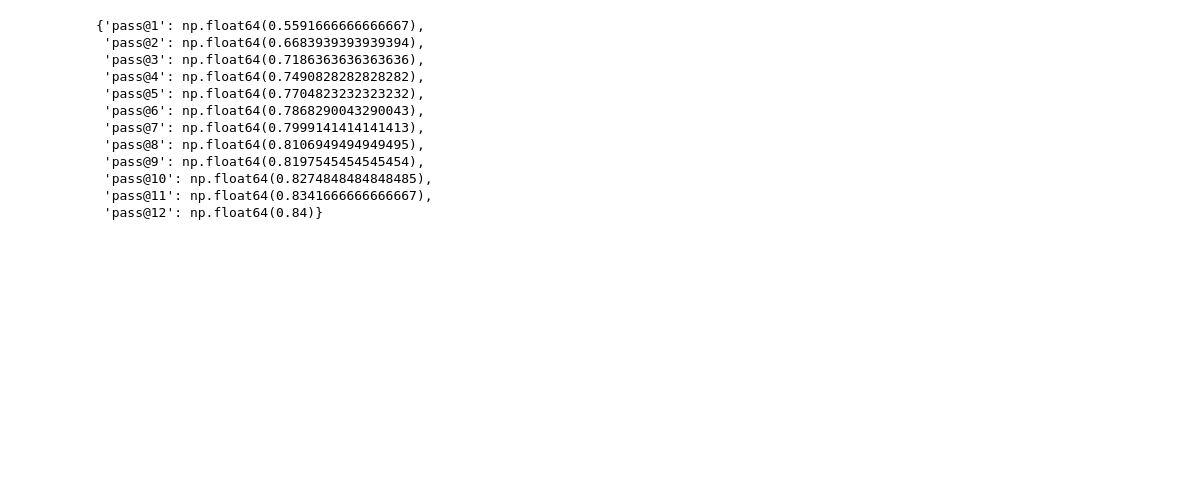
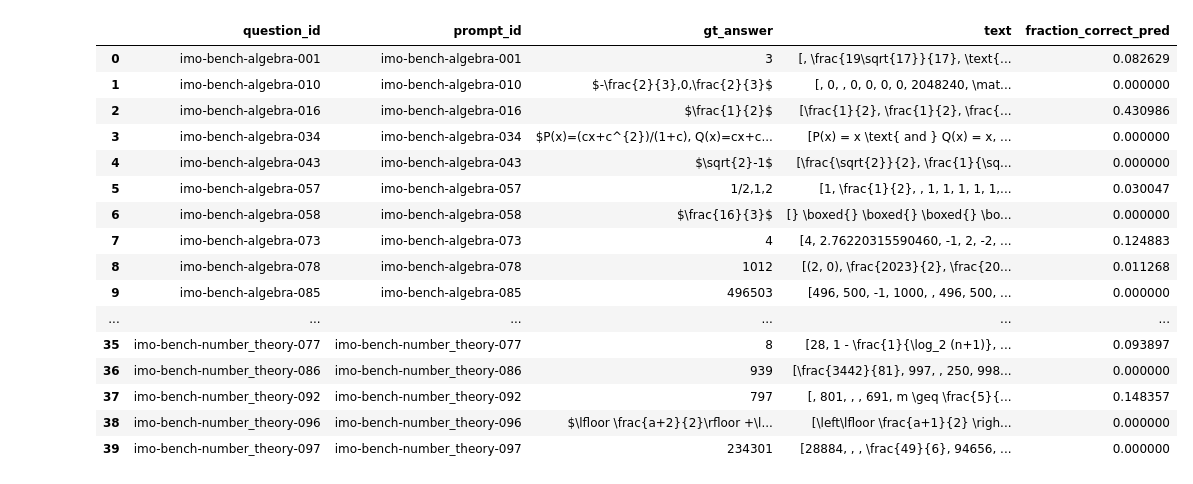
Before and after one commit to NNHieu/VREvals, a Jupyter notebook: notebooks/DiversityMeasure.ipynb, the cells around one changed output. Saved outputs shown, nothing was run; the diff lists cells and outputs as text; code cells hidden in the pictures; blank space fills up the shorter version.

```diff
--- a/notebooks/DiversityMeasure.ipynb
+++ b/notebooks/DiversityMeasure.ipynb
@@ -145,30 +206,11 @@ generation_df
 # %%
-grouped_df = generation_df.groupby(['question_id', 'prompt_id'])
+grouped_df = generation_df.groupby(['question_id', 'prompt_id', 'gt_answer'])
 
-valid_grouped = grouped_df.is_valid.apply(list).reset_index(name='valids')
-valid_grouped['num_samples'] = valid_grouped.valids.apply(len)
-valid_grouped['num_math_equal'] = valid_grouped.valids.apply(sum)
-
-min_num_samples = valid_grouped['num_samples'].min()
-k_list = range(1, 100)
-detail_pass_at_k = {
-    f"pass@{k}": estimate_pass_at_k(valid_grouped['num_samples'].values,
-                                    valid_grouped['num_math_equal'].values, k)
-    for k in k_list
-    if (min_num_samples >= k).all()
-}
-pass_at_k = {k: detail_pass_at_k[k].mean() for k in detail_pass_at_k}
-pass_at_k
+# responses = grouped_df.response.apply(list).reset_index(name='text')
+pred_answers = grouped_df.pred_answer.apply(list).reset_index(name='text')
+# Count the number of unique values in pred_answers for each question
+# pred_answers['text'] = pred_answers['text'].apply(lambda x: list(filter(lambda i: i != '', x)))
+# pred_answers['num_valid_samples'] = pred_answers['text'].apply(len)
+# pred_answers['num_unique_answers'] = pred_answers['text'].apply(lambda x: len(set(x)))
+# pred_answers['fraction_unique_pred_answers'] = pred_answers['text'].apply(lambda x: len(set(x)) / len(x) if len(x) > 0 else 0)
+pred_answers['fraction_correct_pred'] = grouped_df.is_correct.apply(lambda x: sum(x) / len(x)).values
-# %% [output]
-{'pass@1': np.float64(0.5591666666666667),
- 'pass@2': np.float64(0.6683939393939394),
- 'pass@3': np.float64(0.7186363636363636),
- 'pass@4': np.float64(0.7490828282828282),
- 'pass@5': np.float64(0.7704823232323232),
- 'pass@6': np.float64(0.7868290043290043),
- 'pass@7': np.float64(0.7999141414141413),
- 'pass@8': np.float64(0.8106949494949495),
- 'pass@9': np.float64(0.8197545454545454),
- 'pass@10': np.float64(0.8274848484848485),
- 'pass@11': np.float64(0.8341666666666667),
- 'pass@12': np.float64(0.84)}
@@ -180,2 +217,22 @@ pred_answers['fraction_unique_pred_answers'] = pred_answers['text'].apply(lambda
+# %%
+pred_answers
+# %% [output]
+|  | question_id | prompt_id | gt_answer | text | fraction_correct_pred |
+| 0 | imo-bench-algebra-001 | imo-bench-algebra-001 | 3 | [, \frac{19\sqrt{17}}{17}, \text{... | 0.082629 |
+| 1 | imo-bench-algebra-010 | imo-bench-algebra-010 | $-\frac{2}{3},0,\frac{2}{3}$ | [, 0, , 0, 0, 0, 0, 2048240, \mat... | 0.000000 |
+| 2 | imo-bench-algebra-016 | imo-bench-algebra-016 | $\frac{1}{2}$ | [\frac{1}{2}, \frac{1}{2}, \frac{... | 0.430986 |
+| 3 | imo-bench-algebra-034 | imo-bench-algebra-034 | $P(x)=(cx+c^{2})/(1+c), Q(x)=cx+c... | [P(x) = x \text{ and } Q(x) = x, ... | 0.000000 |
+| 4 | imo-bench-algebra-043 | imo-bench-algebra-043 | $\sqrt{2}-1$ | [\frac{\sqrt{2}}{2}, \frac{1}{\sq... | 0.000000 |
+| 5 | imo-bench-algebra-057 | imo-bench-algebra-057 | 1/2,1,2 | [1, \frac{1}{2}, , 1, 1, 1, 1, 1,... | 0.030047 |
+| 6 | imo-bench-algebra-058 | imo-bench-algebra-058 | $\frac{16}{3}$ | [} \boxed{} \boxed{} \boxed{} \bo... | 0.000000 |
+| 7 | imo-bench-algebra-073 | imo-bench-algebra-073 | 4 | [4, 2.76220315590460, -1, 2, -2, ... | 0.124883 |
+| 8 | imo-bench-algebra-078 | imo-bench-algebra-078 | 1012 | [(2, 0), \frac{2023}{2}, \frac{20... | 0.011268 |
+| 9 | imo-bench-algebra-085 | imo-bench-algebra-085 | 496503 | [496, 500, -1, 1000, , 496, 500, ... | 0.000000 |
+| ... | ... | ... | ... | ... | ... |
+| 35 | imo-bench-number_theory-077 | imo-bench-number_theory-077 | 8 | [28, 1 - \frac{1}{\log_2 (n+1)}, ... | 0.093897 |
+| 36 | imo-bench-number_theory-086 | imo-bench-number_theory-086 | 939 | [\frac{3442}{81}, 997, , 250, 998... | 0.000000 |
+| 37 | imo-bench-number_theory-092 | imo-bench-number_theory-092 | 797 | [, 801, , , 691, m \geq \frac{5}{... | 0.148357 |
+| 38 | imo-bench-number_theory-096 | imo-bench-number_theory-096 | $\lfloor \frac{a+2}{2}\rfloor +\l... | [\left\lfloor \frac{a+1}{2} \righ... | 0.000000 |
+| 39 | imo-bench-number_theory-097 | imo-bench-number_theory-097 | 234301 | [28884, , , \frac{49}{6}, 94656, ... | 0.000000 |
 # %%
 plt.figure(figsize=(8, 5))
```
Also changed, not shown: parts of 33 cells of this notebook, 27 other files.
